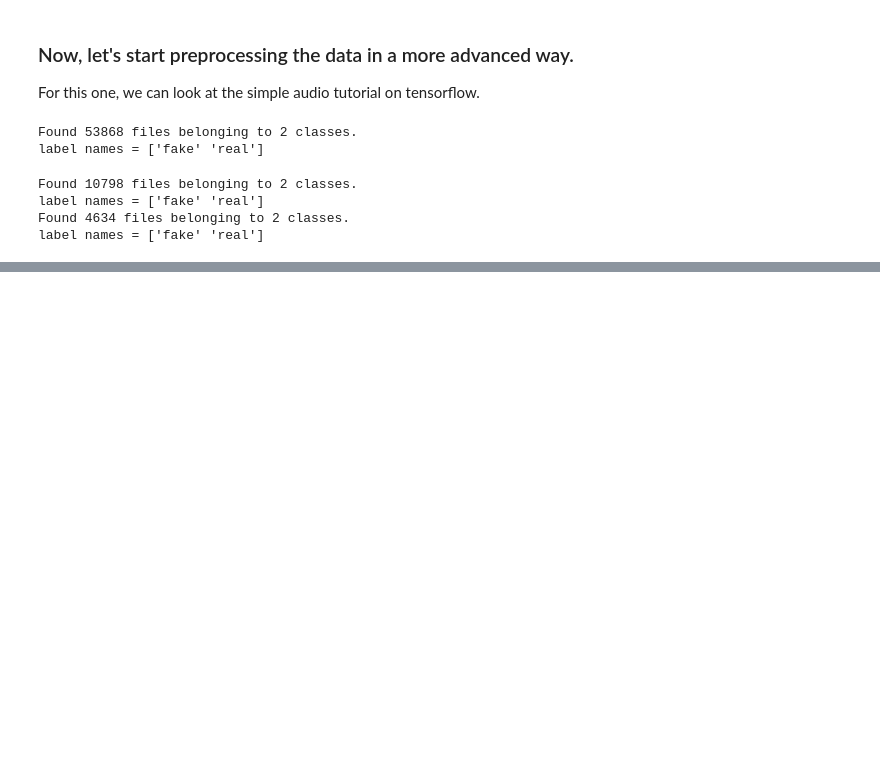
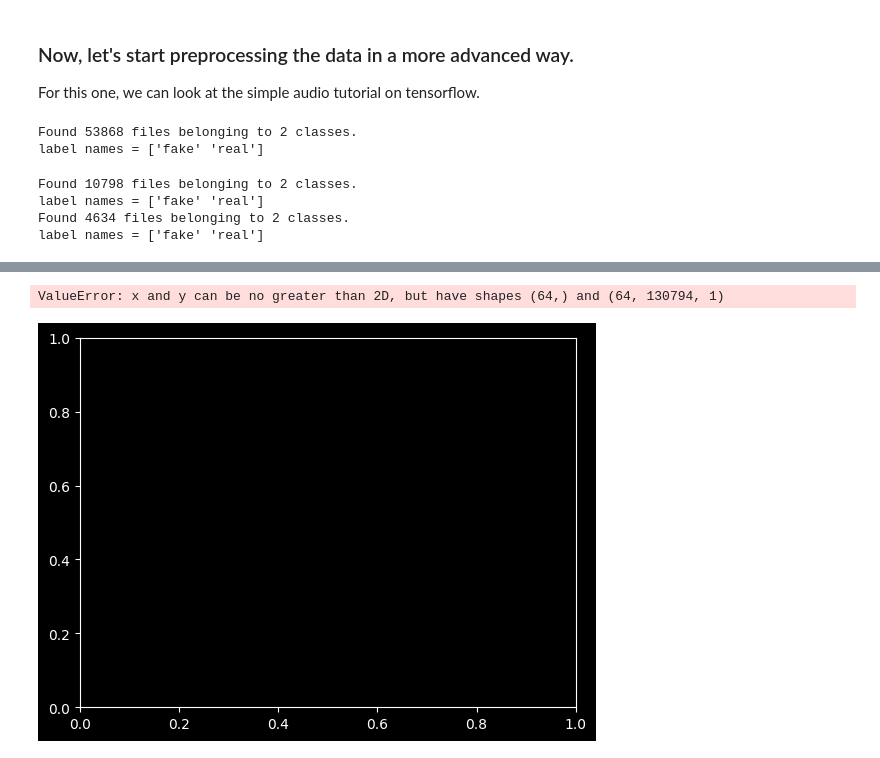
Before and after one commit to bameroncaird/deepsonar, a Jupyter notebook: notebooks/train_deepsonar.ipynb, the cells around one changed output, grey strips where cells are left out. Cells and saved outputs as stored; diff of their text form; code cells hidden in the pictures; blank space fills up the shorter version.

```diff
--- a/notebooks/train_deepsonar.ipynb
+++ b/notebooks/train_deepsonar.ipynb
@@ -432,0 +477,5 @@ label names = ['fake' 'real']
+# %%
+plt.plot(example_audio.numpy())
+# %% [output]
+ValueError: x and y can be no greater than 2D, but have shapes (64,) and (64, 130794, 1)
+[figure, added]
```
Also changed, not shown: parts of 20 cells of this notebook, 3 other files.
